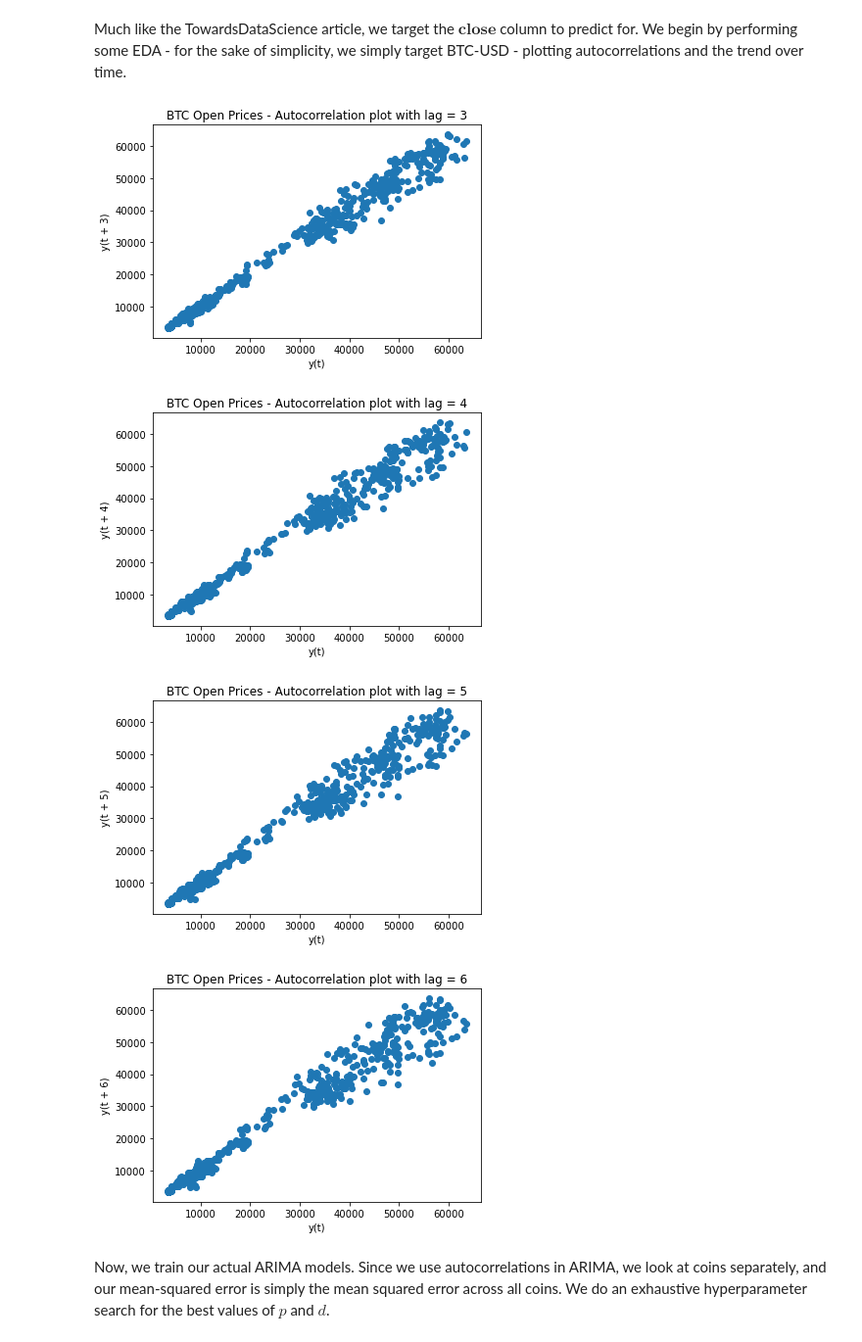
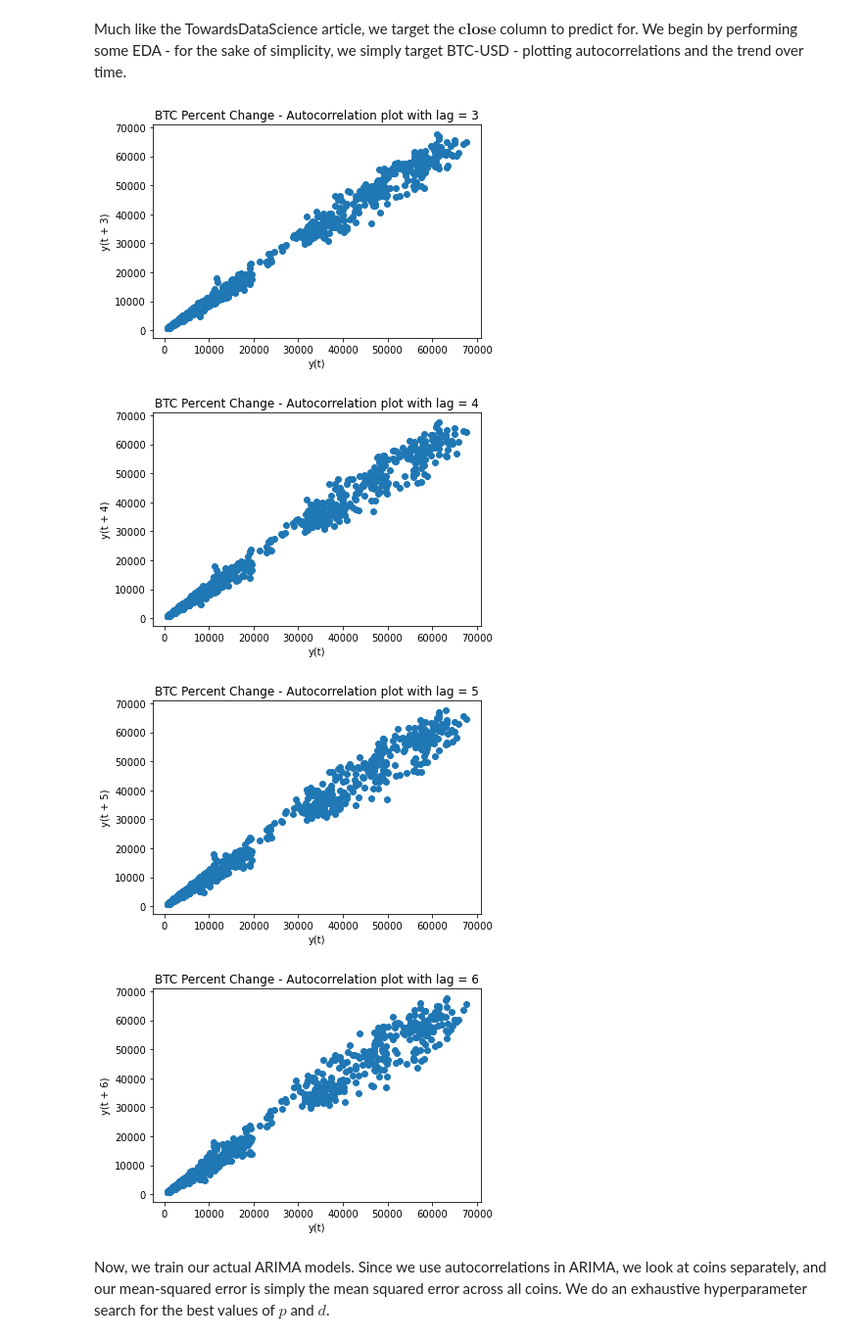
Before and after one commit to dannytse/crypto-priceanalysis, a Jupyter notebook: ARIMA/ARIMA.ipynb, the cells around one changed output. Shown: that part at 98% size. Drawn from its saved outputs; the diff is of its cells as text; code cells hidden in the pictures.

```diff
--- a/ARIMA/ARIMA.ipynb
+++ b/ARIMA/ARIMA.ipynb
@@ -5,6 +5,6 @@ In this notebook, we apply an ARIMA ($\textbf{A}$uto$\textbf{R}$egressive $\text
 
 import pandas as pd
 
-df = pd.read_csv("data/crypto_data.csv")
+df = pd.read_csv("preprocessing/crypto_data.csv")
 df.head()
 # %% [output]
@@ -32,16 +34,16 @@ Much like the TowardsDataScience article, we target the $\textbf{close}$ column
 # %%
 lags = range(3, 7)
 for lag in lags:
     plt.figure()
-    df_btc_opens = df.loc[df['coin'] == 'BTC-USD', 'open']
+    df_btc_opens = df.loc[df['coin'] == 'BTC-USD', 'close']
     lag_plot(df_btc_opens, lag=lag)
-    plt.title('BTC Open Prices - Autocorrelation plot with lag = {}'.format(lag))
+    plt.title('BTC Percent Change - Autocorrelation plot with lag = {}'.format(lag))
     plt.show()
 # %% [output]
-[figure, old version]
+[figure, new version]
-[figure, old version]
+[figure, new version]
-[figure, old version]
+[figure, new version]
-[figure, old version]
+[figure, new version]
 # %% [markdown]
 Now, we train our actual ARIMA models. Since we use autocorrelations in ARIMA, we look at coins separately, and our mean-squared error is simply the mean squared error across all coins. We do an exhaustive hyperparameter search for the best values of $p$ and $d$.
 # %%
```
Also changed, not shown: parts of 5 cells of this notebook.
